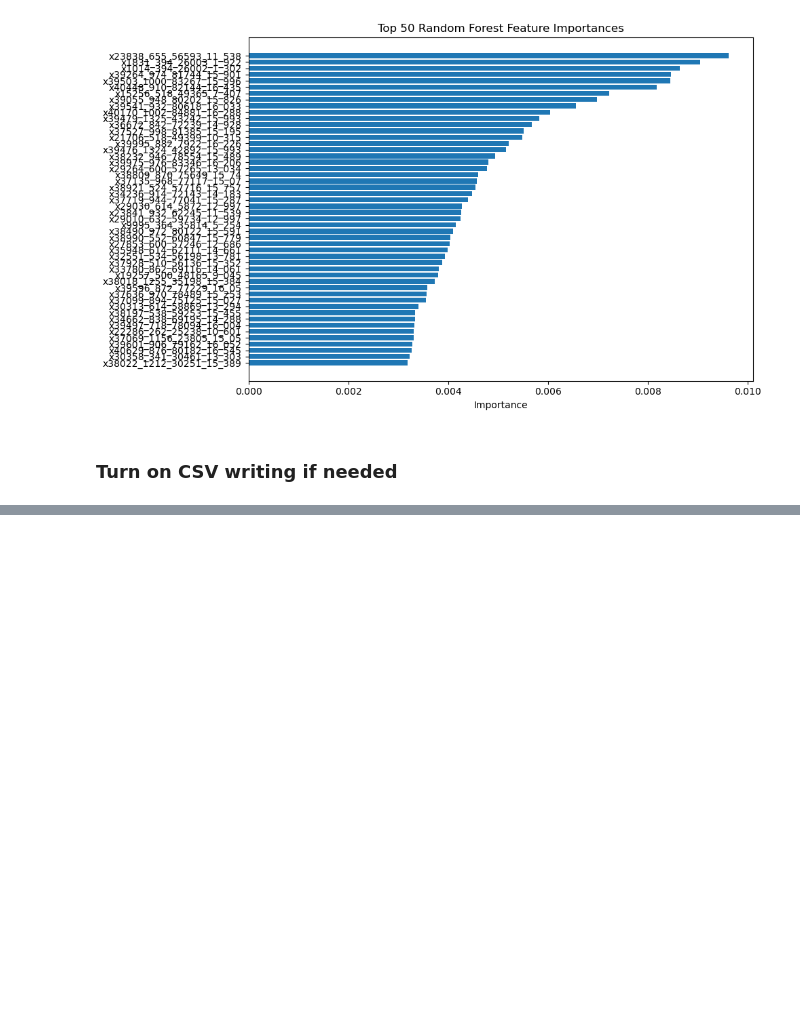
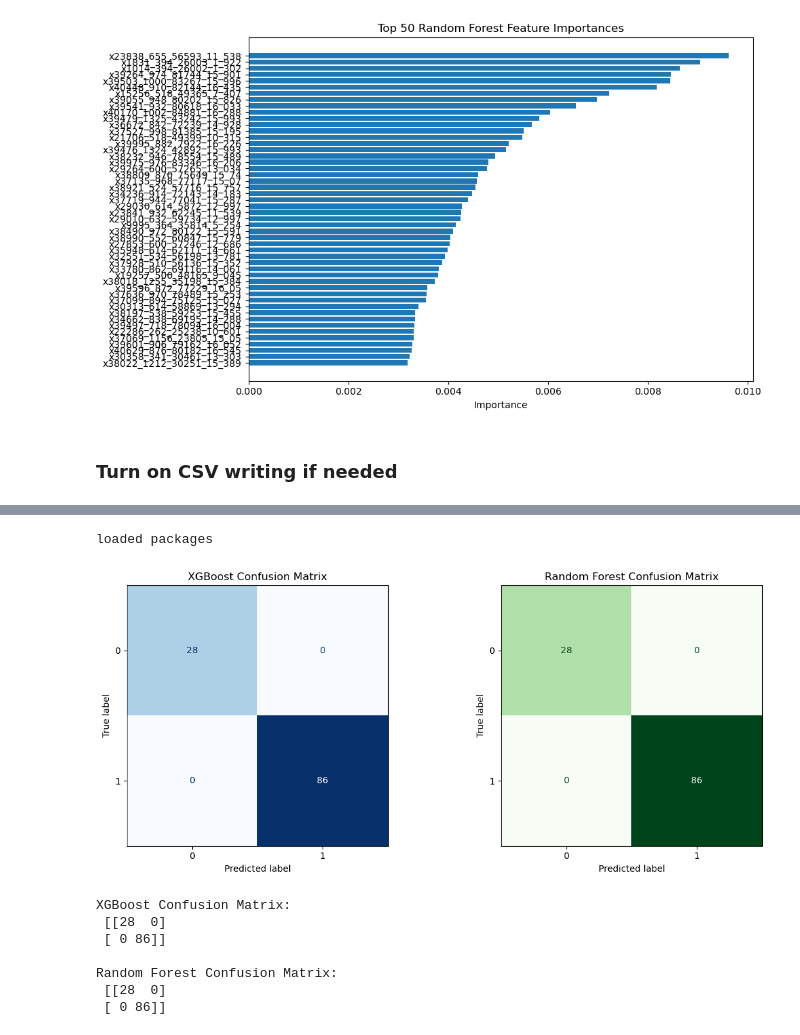
Before and after one commit to wsnowacek/World_Corals, a Jupyter notebook: machine_learning/all_mets/inference.ipynb, the cells around one changed output, grey strips where cells are left out. Cells and saved outputs as stored; diff of their text form; code cells hidden in the pictures; blank space fills up the shorter version.

```diff
--- a/machine_learning/all_mets/inference.ipynb
+++ b/machine_learning/all_mets/inference.ipynb
@@ -139,0 +142,79 @@ plot_top_features(rf.feature_importances_, feature_names, "Top 50 Random Forest
+# %%
+import os
+import pandas as pd
+import numpy as np
+from sklearn.metrics import accuracy_score, confusion_matrix, classification_report, ConfusionMatrixDisplay
+from sklearn.ensemble import RandomForestClassifier
+from xgboost import XGBClassifier
+from sklearn.preprocessing import StandardScaler
+from sklearn.model_selection import train_test_split
+from skopt import BayesSearchCV
+from skopt.space import Real, Integer, Categorical
+import matplotlib.pyplot as plt
+import seaborn as sns
+import joblib
+
+print("loaded packages\n")
+
+coral_df = pd.read_csv("/work/hs325/World_Corals/Cleaned data CSVs/richness_qc_clean.csv")
+met_df = pd.read_csv("/work/hs325/World_Corals/Cleaned data CSVs/metabolite_clean.csv")
+
+coral_df['scleractinia'] = np.where(coral_df['host_order'] == 'Scleractinia', 1, 0)
+met_df['refined_origin'] = met_df['refined_origin'].str.replace('Host', 'Coral')
+
+met_df_coral = met_df[
+    (met_df['refined_origin'] == 'Coral') |
+    (met_df['refined_origin'] == 'Both')
+]
+# %% [output]
+loaded packages
+# %%
+X = coral_df[coral_df.columns.intersection(met_df_coral['metabolite'])]
+y = coral_df['scleractinia']
+X = X.to_numpy()
+y = y.to_numpy()
+
+scaler = StandardScaler()
+X = scaler.fit_transform(X)
+
+X_train, X_test, y_train, y_test = train_test_split(X, y, test_size=0.2, random_state=123, stratify=y)
+
+gb = XGBClassifier(random_state=123, n_jobs=-1)
+gb.fit(X_train, y_train)
+
+rf = RandomForestClassifier(random_state=123, n_jobs=-1)
+rf.fit(X_train, y_train)
+
+y_pred_gb = gb.predict(X_test)
+y_pred_rf = rf.predict(X_test)
+fig, ax = plt.subplots(1, 2, figsize=(12, 5))
+
+# Plot XGBoost Confusion Matrix
+ConfusionMatrixDisplay.from_predictions(y_test, y_pred_gb,
+                                        ax=ax[0],
+                                        cmap='Blues',
+                                        colorbar=False)
+ax[0].set_title('XGBoost Confusion Matrix')
+
+# Plot Random Forest Confusion Matrix
+ConfusionMatrixDisplay.from_predictions(y_test, y_pred_rf,
+                                        ax=ax[1],
+                                        cmap='Greens',
+                                        colorbar=False)
+ax[1].set_title('Random Forest Confusion Matrix')
+
+plt.tight_layout()
+plt.show()
+
+# 4. Optional: Print raw text matrices if needed
+print("XGBoost Confusion Matrix:\n", confusion_matrix(y_test, y_pred_gb))
+print("\nRandom Forest Confusion Matrix:\n", confusion_matrix(y_test, y_pred_rf))
+# %% [output]
+[figure, added]
+XGBoost Confusion Matrix:
+ [[28  0]
+ [ 0 86]]
+
+Random Forest Confusion Matrix:
+ [[28  0]
+ [ 0 86]]
```
Also changed, not shown: parts of 1 cell of this notebook, 3 other files.
